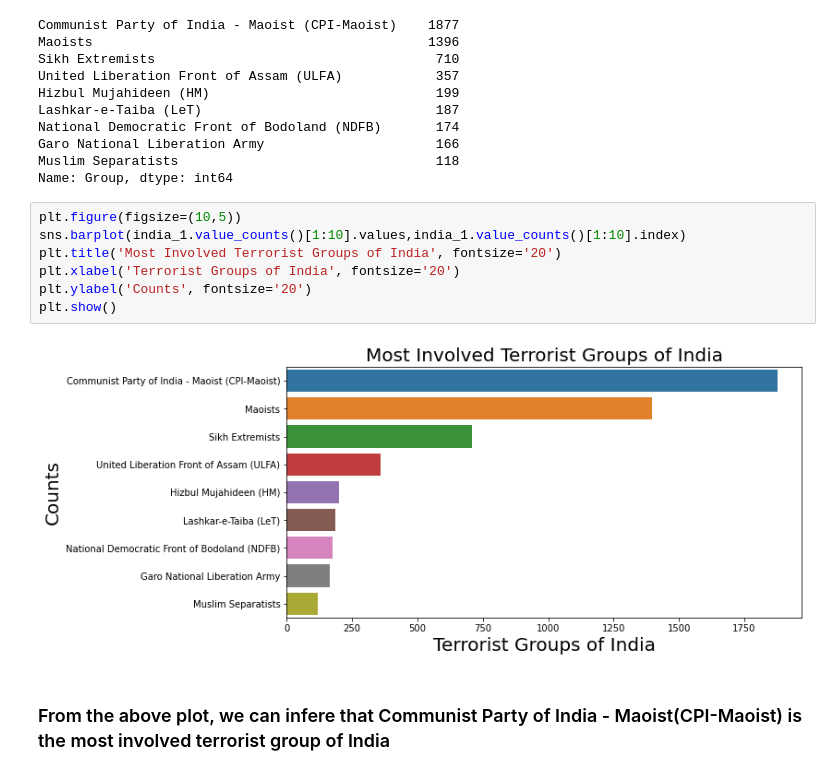
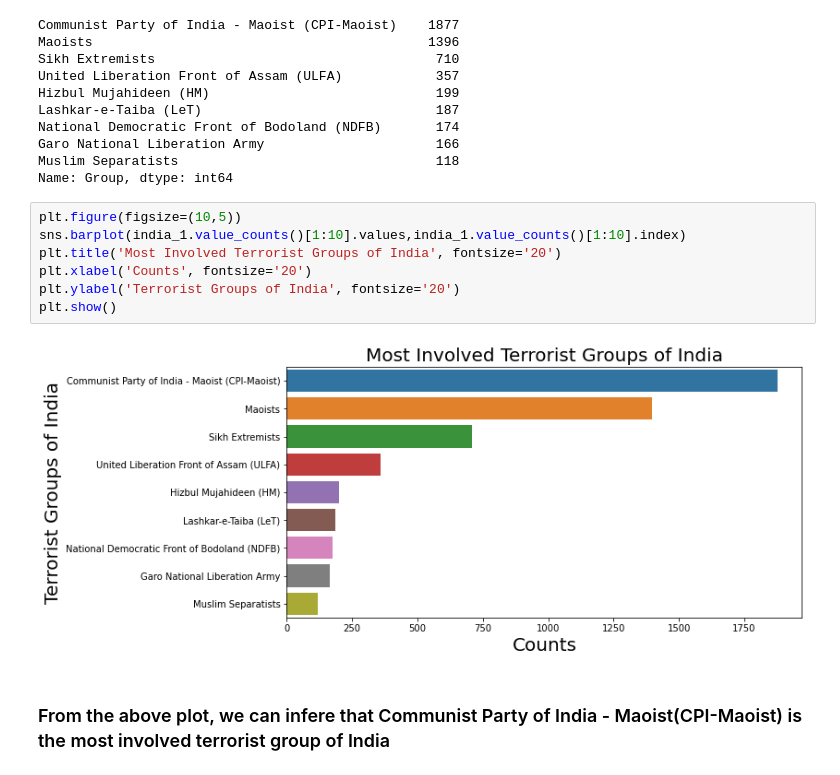
Before and after one commit to Archita-K/LGMVIP-DataScience, a Jupyter notebook: Intermediate Level/Task 1 - Exploratory Data Analysis on Dataset - Terrorism/Exploratory Data Analysis on Dataset - Terrorism.ipynb, the cells around one changed output. Drawn from its saved outputs; the diff is of its cells as text.

```diff
--- a/Intermediate Level/Task 1 - Exploratory Data Analysis on Dataset - Terrorism/Exploratory Data Analysis on Dataset - Terrorism.ipynb
+++ b/Intermediate Level/Task 1 - Exploratory Data Analysis on Dataset - Terrorism/Exploratory Data Analysis on Dataset - Terrorism.ipynb
@@ -407,12 +408,12 @@ Name: Group, dtype: int64
 # %%
 plt.figure(figsize=(10,5))
 sns.barplot(india_1.value_counts()[1:10].values,india_1.value_counts()[1:10].index)
 plt.title('Most Involved Terrorist Groups of India', fontsize='20')
-plt.xlabel('Terrorist Groups of India', fontsize='20')
-plt.ylabel('Counts', fontsize='20')
+plt.xlabel('Counts', fontsize='20')
+plt.ylabel('Terrorist Groups of India', fontsize='20')
 plt.show()
 # %% [output]
-[figure, old version]
+[figure, new version]
 # %% [markdown]
 ### From the above plot, we can infere that Communist Party of India - Maoist(CPI-Maoist) is the most involved terrorist group of India
 # %% [markdown]
```
Also changed, not shown: parts of 1 cell of this notebook.
